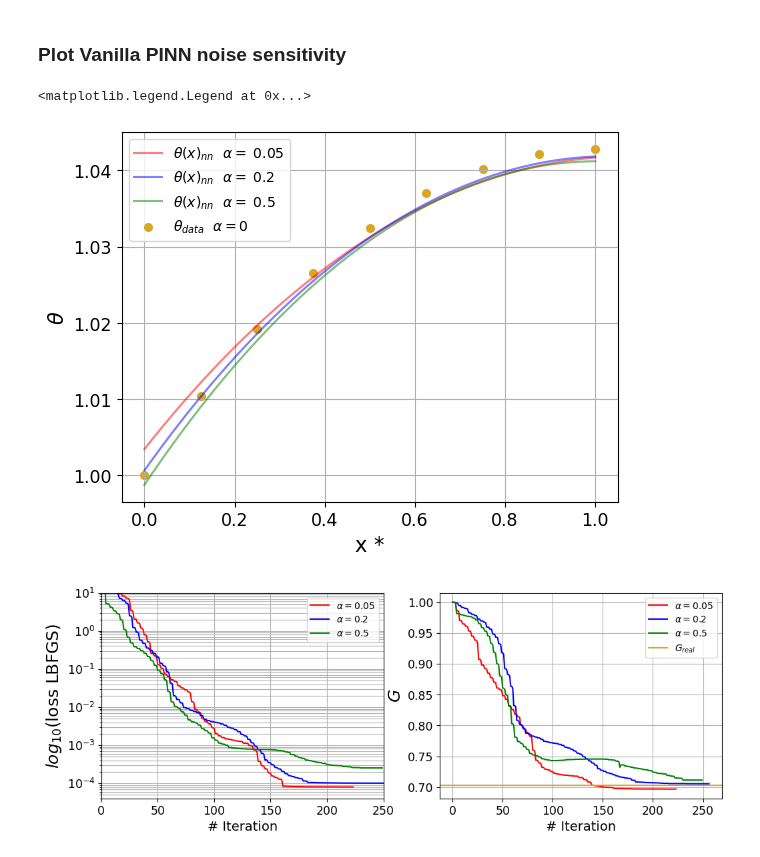
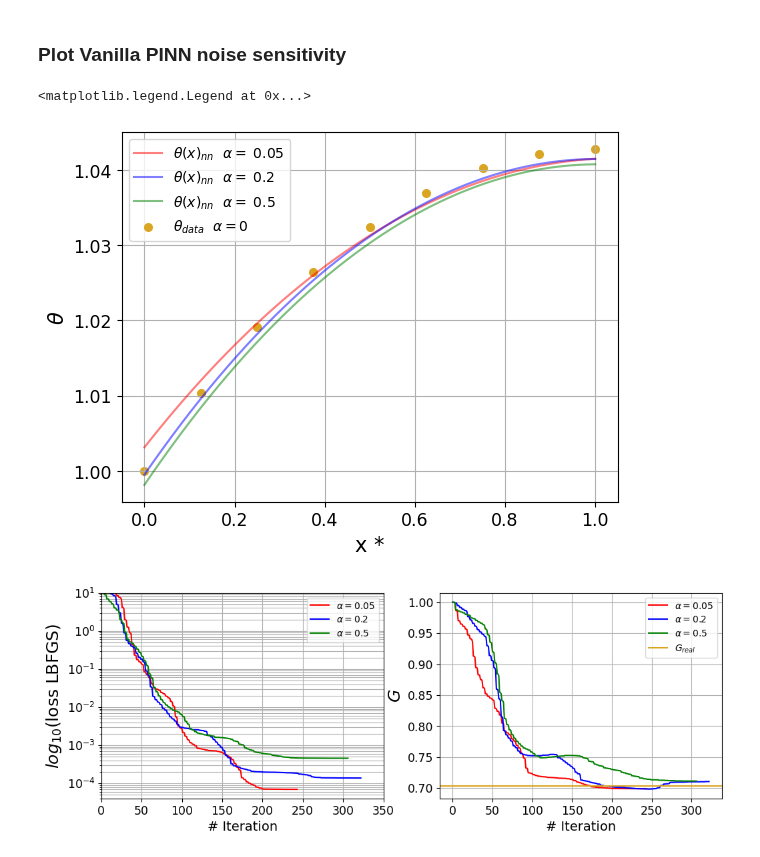
Before and after one commit to mvanzulli/Heat_Transfer_PINN, a Jupyter notebook: playground/Vanilla_PINN.ipynb, the cells around one changed output. Cells and saved outputs as stored; diff of their text form; code cells hidden in the pictures.

```diff
--- a/playground/Vanilla_PINN.ipynb
+++ b/playground/Vanilla_PINN.ipynb
@@ -29,8 +29,8 @@ $$ \frac{\partial }{\partial x*} \left(  ( 1 + \epsilon_c \theta )  \frac{\parti
 **Given a sample which contains 9 values of $x$ and $\theta$ predict $G$**
 # %%
 eg = .6
-ec = 0.4
-N = 1.
+ec = .4
+N = 1
 # %% [markdown]
 ## Import libraries
 # %%
@@ -324,7 +324,7 @@ class PINN():
     def forward(self,x):
         return self.dnn(x)
 
-    'test neural network with the norm '
+    'test neural network with the norm distance between the real and predicted theta'
     def test(self):
 
         theta_pred = self.dnn(X_real)
@@ -590,7 +598,7 @@ for deviation in std_dev:
 
     # Add noise to the data
     T_real_noisy = torch.from_numpy(T_real)
-    noise_T = torch.normal(0, deviation, T_real.shape)
+    noise_T = torch.normal(0, deviation*deviation_T, T_real.shape)
     T_real_noisy += noise_T
     Theta_noisy = torch.multiply(torch.add(T_real_noisy, torch.tensor([-T_inf])), torch.tensor([1/(T_b - T_inf)]))
 
@@ -663,39 +671,39 @@ plt.tick_params(axis='both', which='major', labelsize=1.25*label_size)
 plt.legend(loc='best', fontsize = label_size)
 # %% [output]
 <matplotlib.legend.Legend at 0x...>
-[figure, old version]
+[figure, new version]
 # %%
 # Plot losses and G values
 fig,ax = plt.subplots(1, 2, figsize=(12, 4))
 
 # plot losses
-xlim = (0, 250)
+xlim = (0, 350)
 ylim =  (4e-5, 1e1)
 ax[0].cla()
 ax[0].plot(np.array(losses_to_plot[0]), label = r'$\alpha =$' + str(std_dev[0]), color = color[0])
 ax[0].plot(np.array(losses_to_plot[1]), label = r'$\alpha =$' + str(std_dev[1]), color = color[1])
 ax[0].plot(np.array(losses_to_plot[2]), label = r'$\alpha =$' + str(std_dev[2]), color = color[2])
 
 ax[0].set_xlabel('# Iteration', fontsize = 1.4*label_size)
 ax[0].set_ylabel(r'$log_{10}$(loss LBFGS)', fontsize = 1.8*label_size)
 ax[0].set_yscale('log')
 ax[0].legend(loc='upper right', fontsize = label_size)
 ax[0].grid(True, which="both", ls="-")
 ax[0].tick_params(axis='both', which='major', labelsize=1.25*label_size)
 ax[0].set_xlim(xlim)
 ax[0].set_ylim(ylim)
 
 
 # plot G values
 ax[1].cla()
 ax[1].plot(np.array(G_to_plot[0]), label = r'$\alpha =$' + str(std_dev[0]), color = color[0])
 ax[1].plot(np.array(G_to_plot[1]), label = r'$\alpha =$' + str(std_dev[1]), color = color[1])
 ax[1].plot(np.array(G_to_plot[2]), label = r'$\alpha =$' + str(std_dev[2]), color = color[2])
 ax[1].axhline(y = G_real, color = 'goldenrod', linestyle = '-',label = r'$G_{real}$')
 ax[1].set_xlabel('# Iteration', fontsize = 1.4*label_size)
 ax[1].set_ylabel(r'$G$', fontsize = 1.8*label_size)
 ax[1].legend(loc='upper right', fontsize = label_size)
 ax[1].grid(True, which="both", ls="-")
 ax[1].tick_params(axis='both', which='major', labelsize=1.25*label_size)
 # %% [output]
-[figure, old version]
+[figure, new version]
```
Also changed, not shown: parts of 4 cells of this notebook, 2 other files.
